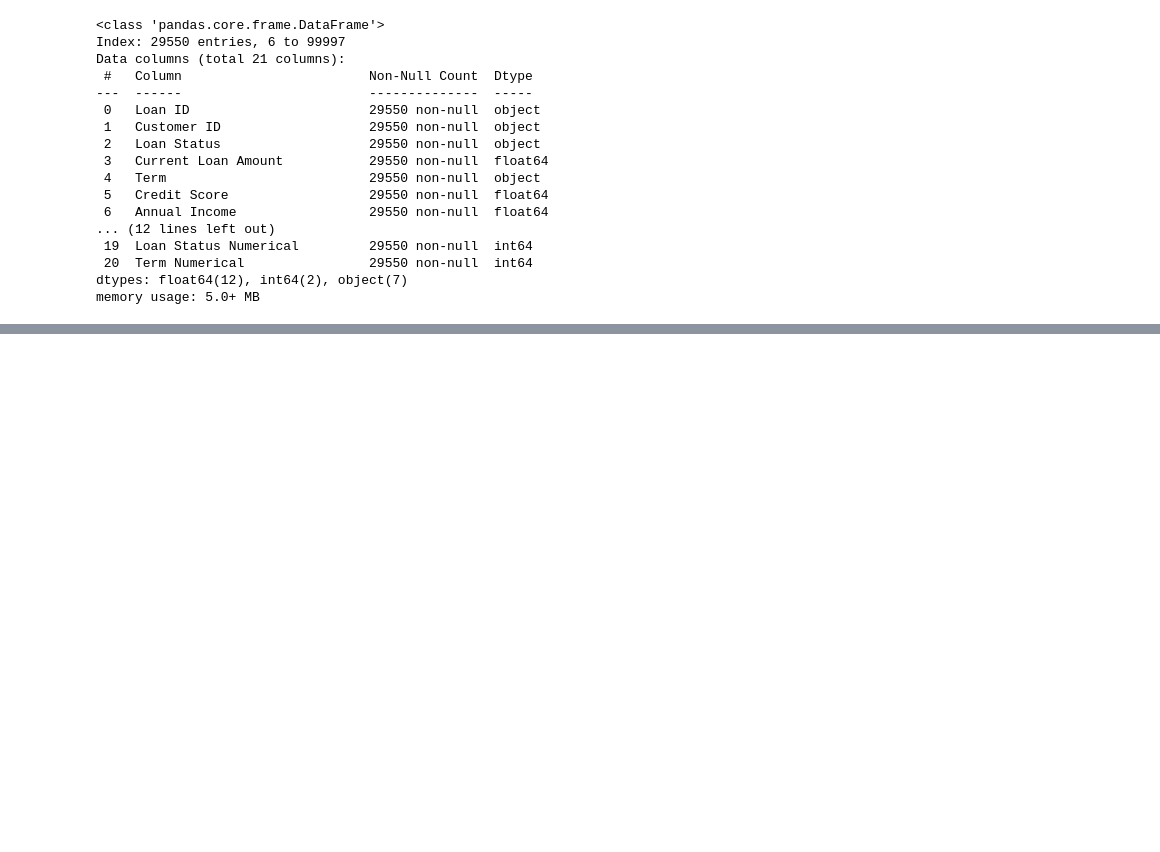
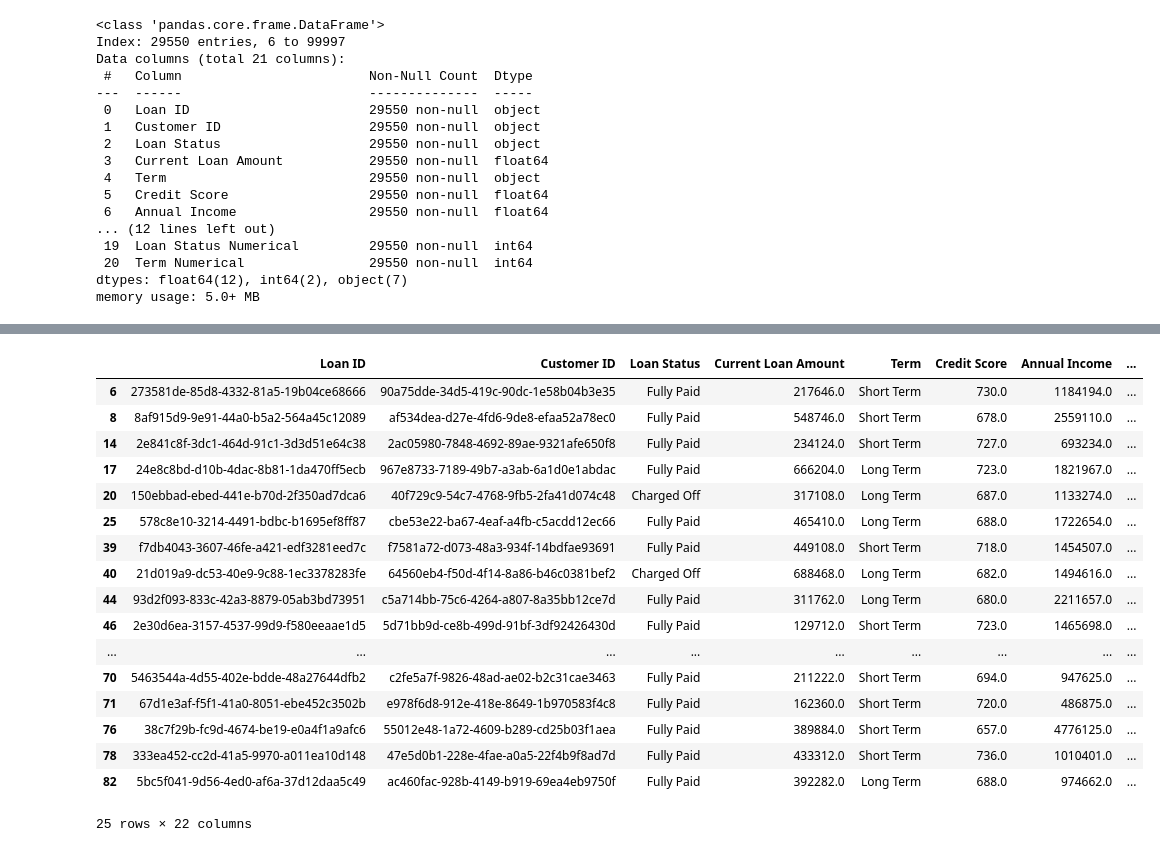
Before and after one commit to omidk414/ucb-data-project1-group2, a Jupyter notebook: main.ipynb, the cells around one changed output, grey strips where cells are left out. Saved outputs shown, nothing was run; the diff lists cells and outputs as text; code cells hidden in the pictures; blank space fills up the shorter version.

```diff
--- a/main.ipynb
+++ b/main.ipynb
@@ -211,0 +247,21 @@ memory usage: 5.0+ MB
+# %%
+cleaned_data.head(25)
+# %% [output]
+|  | Loan ID | Customer ID | Loan Status | Current Loan Amount | Term | Credit Score | Annual Income | ... |
+| 6 | 273581de-85d8-4332-81a5-19b04ce68666 | 90a75dde-34d5-419c-90dc-1e58b04b3e35 | Fully Paid | 217646.0 | Short Term | 730.0 | 1184194.0 | ... |
+| 8 | 8af915d9-9e91-44a0-b5a2-564a45c12089 | af534dea-d27e-4fd6-9de8-efaa52a78ec0 | Fully Paid | 548746.0 | Short Term | 678.0 | 2559110.0 | ... |
+| 14 | 2e841c8f-3dc1-464d-91c1-3d3d51e64c38 | 2ac05980-7848-4692-89ae-9321afe650f8 | Fully Paid | 234124.0 | Short Term | 727.0 | 693234.0 | ... |
+| 17 | 24e8c8bd-d10b-4dac-8b81-1da470ff5ecb | 967e8733-7189-49b7-a3ab-6a1d0e1abdac | Fully Paid | 666204.0 | Long Term | 723.0 | 1821967.0 | ... |
+| 20 | 150ebbad-ebed-441e-b70d-2f350ad7dca6 | 40f729c9-54c7-4768-9fb5-2fa41d074c48 | Charged Off | 317108.0 | Long Term | 687.0 | 1133274.0 | ... |
+| 25 | 578c8e10-3214-4491-bdbc-b1695ef8ff87 | cbe53e22-ba67-4eaf-a4fb-c5acdd12ec66 | Fully Paid | 465410.0 | Long Term | 688.0 | 1722654.0 | ... |
+| 39 | f7db4043-3607-46fe-a421-edf3281eed7c | f7581a72-d073-48a3-934f-14bdfae93691 | Fully Paid | 449108.0 | Short Term | 718.0 | 1454507.0 | ... |
+| 40 | 21d019a9-dc53-40e9-9c88-1ec3378283fe | 64560eb4-f50d-4f14-8a86-b46c0381bef2 | Charged Off | 688468.0 | Long Term | 682.0 | 1494616.0 | ... |
+| 44 | 93d2f093-833c-42a3-8879-05ab3bd73951 | c5a714bb-75c6-4264-a807-8a35bb12ce7d | Fully Paid | 311762.0 | Long Term | 680.0 | 2211657.0 | ... |
+| 46 | 2e30d6ea-3157-4537-99d9-f580eeaae1d5 | 5d71bb9d-ce8b-499d-91bf-3df92426430d | Fully Paid | 129712.0 | Short Term | 723.0 | 1465698.0 | ... |
+| ... | ... | ... | ... | ... | ... | ... | ... | ... |
+| 70 | 5463544a-4d55-402e-bdde-48a27644dfb2 | c2fe5a7f-9826-48ad-ae02-b2c31cae3463 | Fully Paid | 211222.0 | Short Term | 694.0 | 947625.0 | ... |
+| 71 | 67d1e3af-f5f1-41a0-8051-ebe452c3502b | e978f6d8-912e-418e-8649-1b970583f4c8 | Fully Paid | 162360.0 | Short Term | 720.0 | 486875.0 | ... |
+| 76 | 38c7f29b-fc9d-4674-be19-e0a4f1a9afc6 | 55012e48-1a72-4609-b289-cd25b03f1aea | Fully Paid | 389884.0 | Short Term | 657.0 | 4776125.0 | ... |
+| 78 | 333ea452-cc2d-41a5-9970-a011ea10d148 | 47e5d0b1-228e-4fae-a0a5-22f4b9f8ad7d | Fully Paid | 433312.0 | Short Term | 736.0 | 1010401.0 | ... |
+| 82 | 5bc5f041-9d56-4ed0-af6a-37d12daa5c49 | ac460fac-928b-4149-b919-69ea4eb9750f | Fully Paid | 392282.0 | Long Term | 688.0 | 974662.0 | ... |
+25 rows × 22 columns
```
Also changed, not shown: parts of 3 cells of this notebook.
